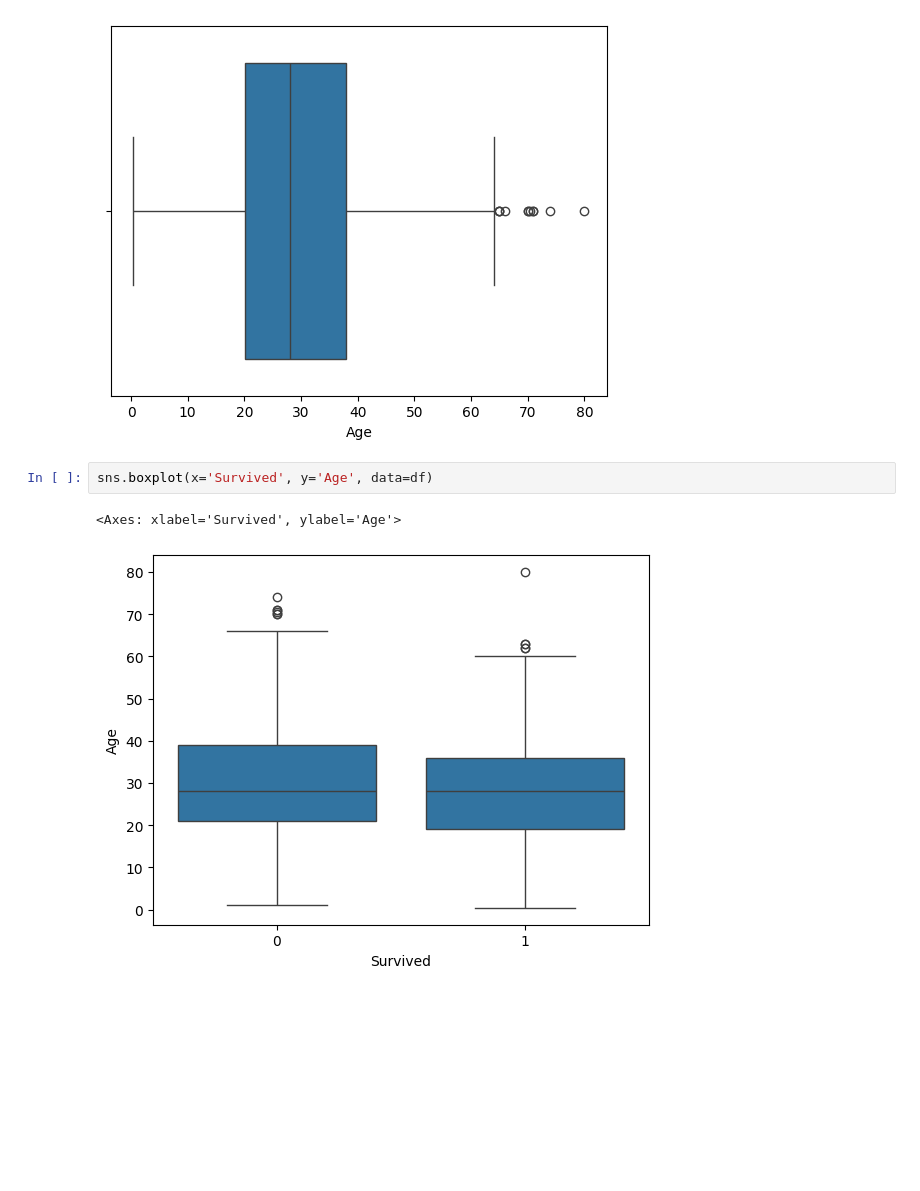
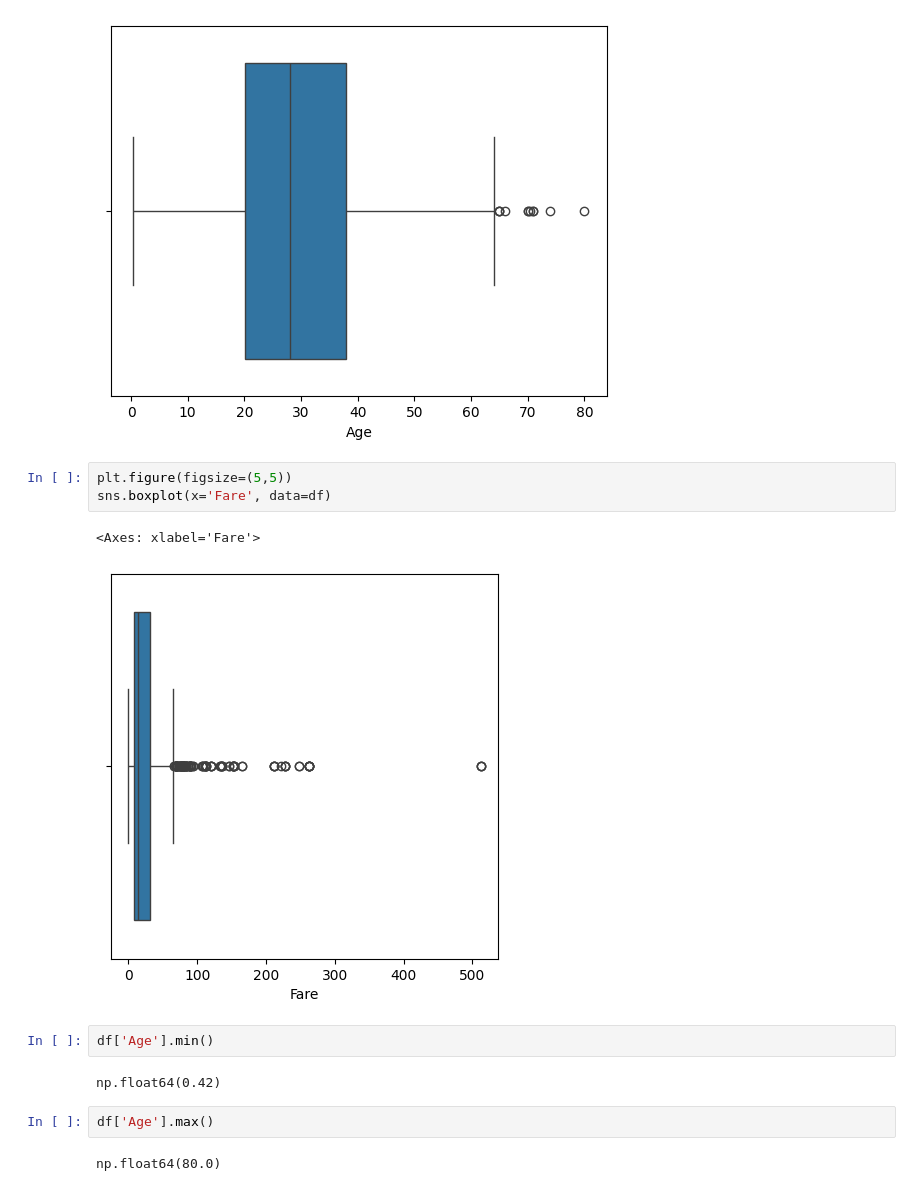
Before and after one commit to NikhilGoral28/machine_learning, a Jupyter notebook: EDA/univariable_EDA.ipynb, the cells around one changed output. Cells and saved outputs as stored; diff of their text form; blank space fills up the shorter version.

```diff
--- a/EDA/univariable_EDA.ipynb
+++ b/EDA/univariable_EDA.ipynb
@@ -81,8 +81,17 @@ sns.boxplot(x='Age', data=df)
 # %% [output]
 <Axes: xlabel='Age'>
 [figure]
-# %%
-sns.boxplot(x='Survived', y='Age', data=df)
-# %% [output]
-<Axes: xlabel='Survived', ylabel='Age'>
-[figure, removed]
+# %%
+plt.figure(figsize=(5,5))
+sns.boxplot(x='Fare', data=df)
+# %% [output]
+<Axes: xlabel='Fare'>
+[figure, added]
+# %%
+df['Age'].min()
+# %% [output]
+np.float64(0.42)
+# %%
+df['Age'].max()
+# %% [output]
+np.float64(80.0)
```
Also changed, not shown: parts of 1 cell of this notebook, 1 other file.
